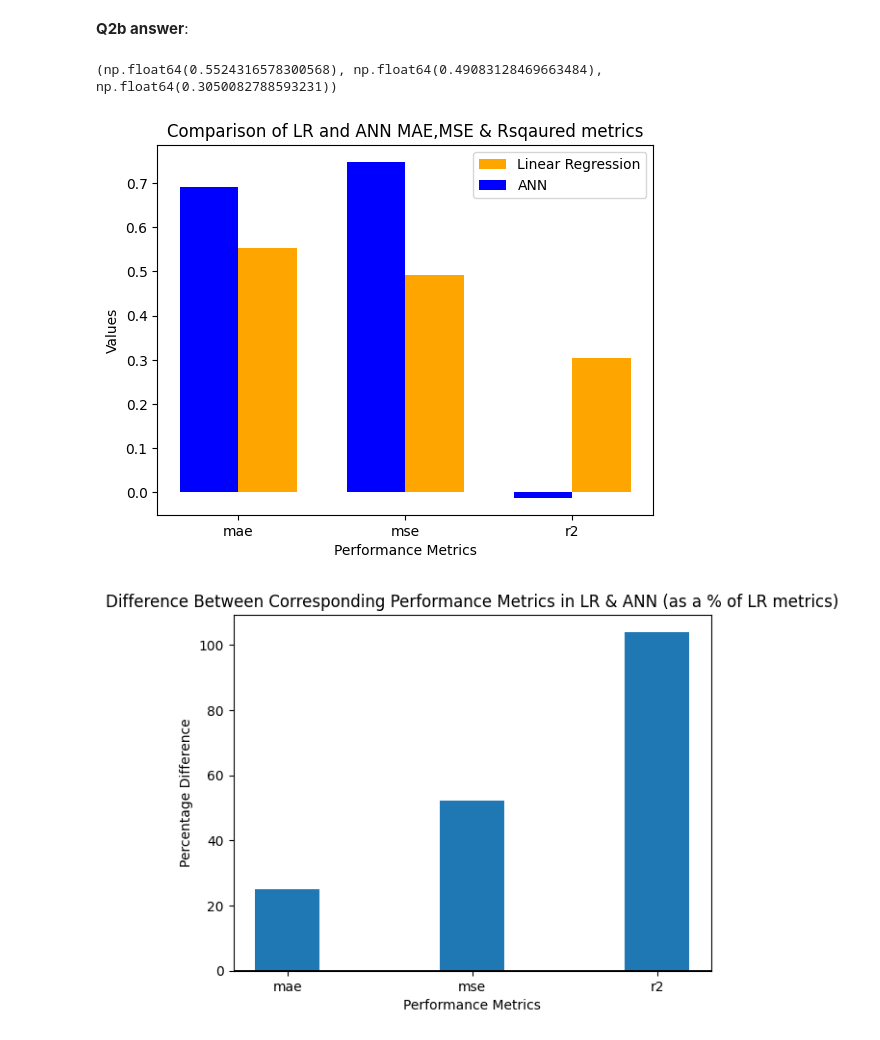
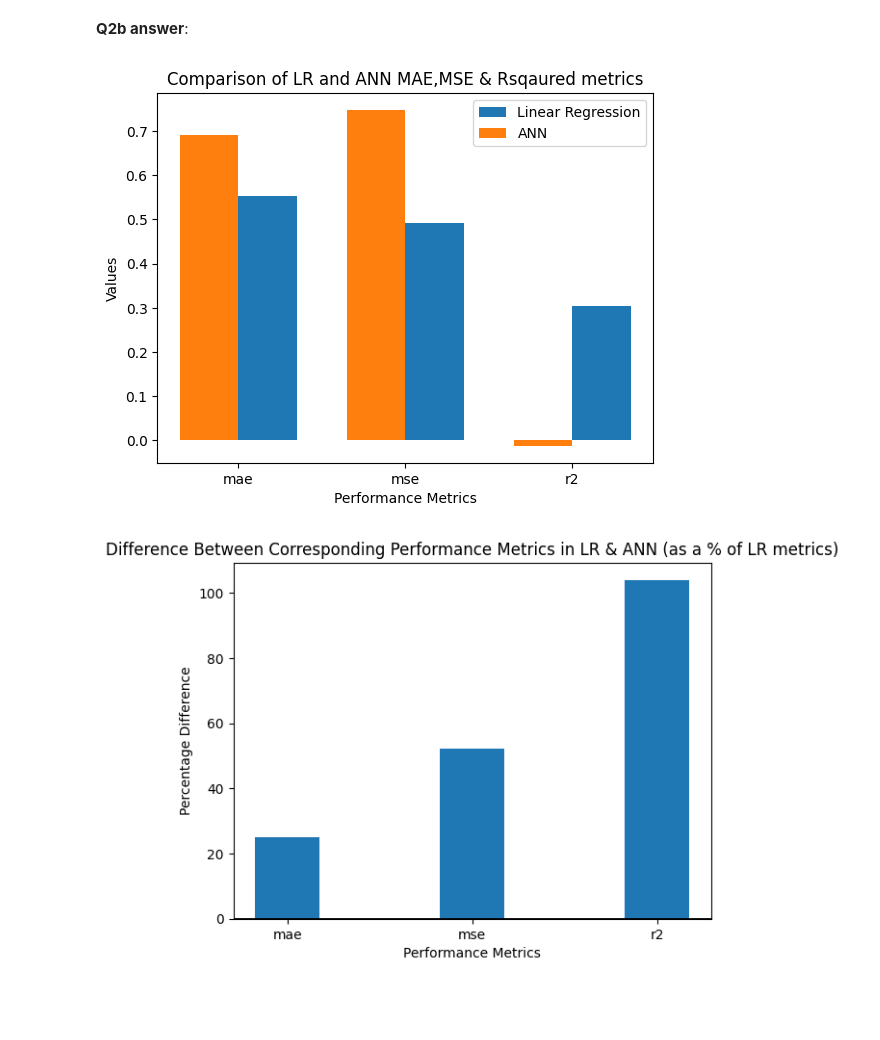
Before and after one commit to Littleguygabe/Python-Backup, a Jupyter notebook: comp1008/cwk/202425_COMP1008_cw_psygb6.ipynb, the cells around one changed output. Cells and saved outputs as stored; diff of their text form; code cells hidden in the pictures; blank space fills up the shorter version.

```diff
--- a/comp1008/cwk/202425_COMP1008_cw_psygb6.ipynb
+++ b/comp1008/cwk/202425_COMP1008_cw_psygb6.ipynb
@@ -953,31 +953,30 @@ Average R^2: -0.01235
 # %%
 import matplotlib.pyplot as plt
 import numpy as np
 
 def main():
     performanceMetrics = ['mae','mse','r2']
 
     x = np.arange(len(performanceMetrics))
     width = 0.35
 
     fig,ax = plt.subplots()
-    bar1 = ax.bar(x+width/2,LRPerformanceTuple,width,label = 'Linear Regression',color='orange')
-    bar2 = ax.bar(x-width/2,ANNPerformanceTuple,width,label = 'ANN',color='blue')
+    bar1 = ax.bar(x+width/2,LRPerformanceTuple,width,label = 'Linear Regression')
+    bar2 = ax.bar(x-width/2,ANNPerformanceTuple,width,label = 'ANN')
 
     ax.set_xlabel('Performance Metrics')
     ax.set_ylabel('Values')
     ax.set_title('Comparison of LR and ANN MAE,MSE & Rsqaured metrics')
     ax.set_xticks(x)
     ax.set_xticklabels(performanceMetrics)
 
     ax.legend()
     plt.show()
 
 if __name__ == '__main__':
     main()
 # %% [output]
-(np.float64(0.5524316578300568), np.float64(0.49083128469663484), np.float64(0.3050082788593231))
-[figure, old version]
+[figure, new version]
 # %%
 import matplotlib.pyplot as plt
 import numpy as np
```
Also changed, not shown: parts of 7 cells of this notebook, 2 other files.
